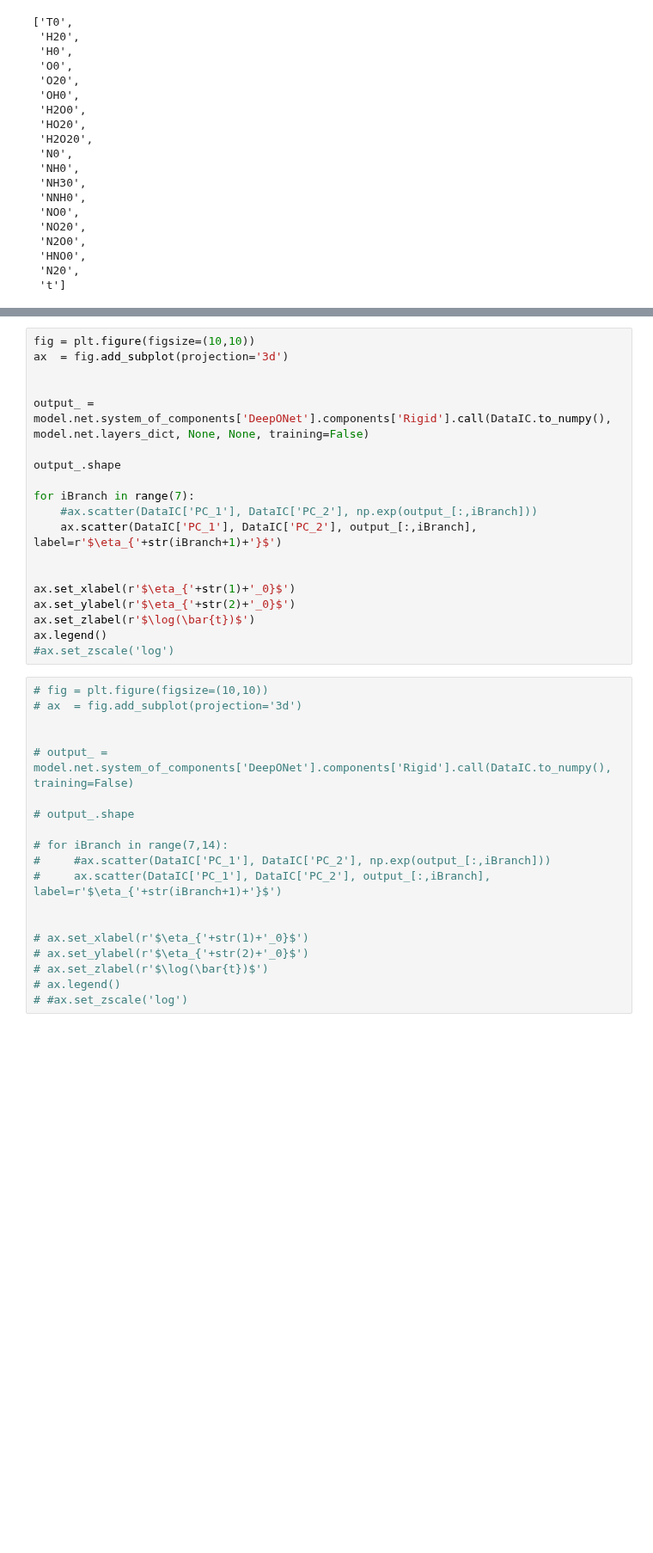
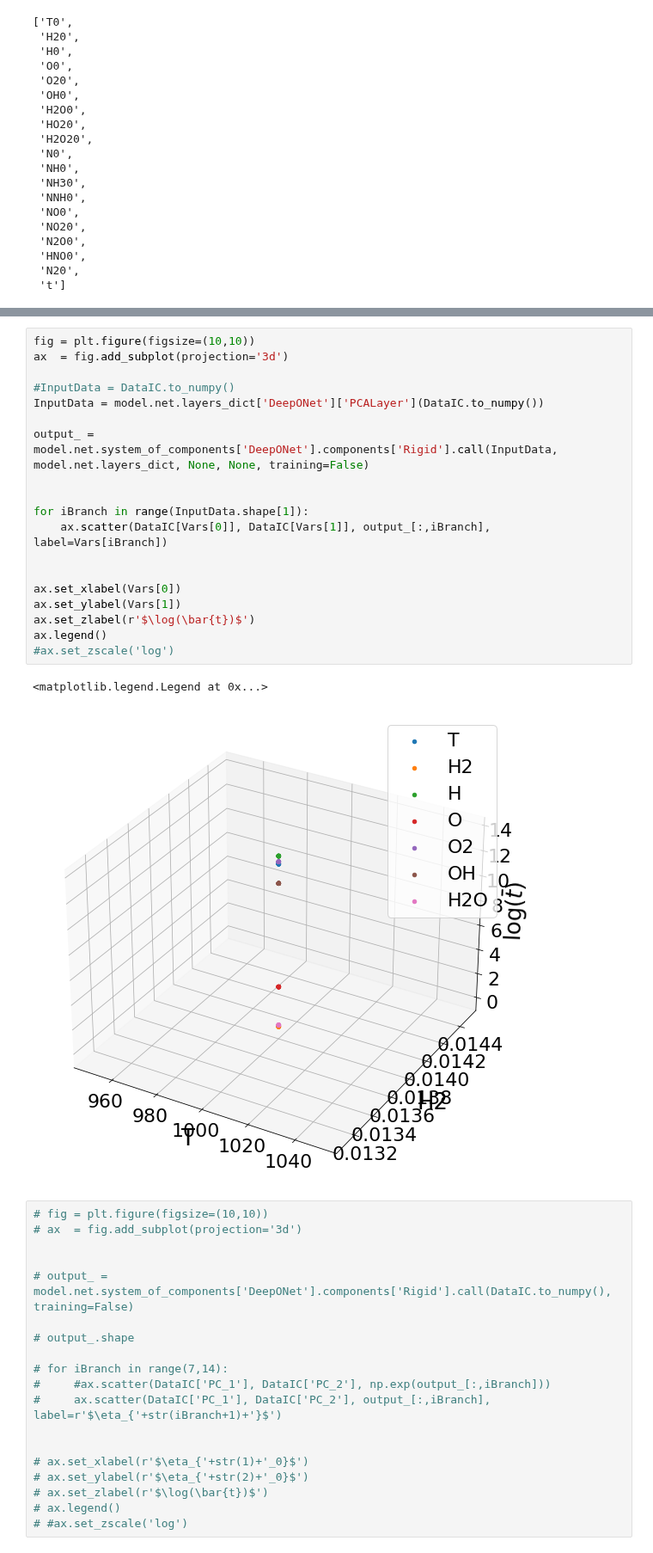
Before and after one commit to simoneventuri/ROMNet_, a Jupyter notebook: scripts/postprocessing/0DReactor/DeepONet/Predict_DeepONet_Species.ipynb, the cells around one changed output, grey strips where cells are left out. Shown at 86% size. Saved outputs shown, nothing was run; the diff lists cells and outputs as text; blank space fills up the shorter version.

```diff
--- a/scripts/postprocessing/0DReactor/DeepONet/Predict_DeepONet_Species.ipynb
+++ b/scripts/postprocessing/0DReactor/DeepONet/Predict_DeepONet_Species.ipynb
@@ -664,22 +404,25 @@ DataIC
 # %%
 fig = plt.figure(figsize=(10,10))
 ax  = fig.add_subplot(projection='3d')
 
+#InputData = DataIC.to_numpy()
+InputData = model.net.layers_dict['DeepONet']['PCALayer'](DataIC.to_numpy())
 
-output_ = model.net.system_of_components['DeepONet'].components['Rigid'].call(DataIC.to_numpy(), model.net.layers_dict, None, None, training=False)
-
-output_.shape
-
-for iBranch in range(7):
-    #ax.scatter(DataIC['PC_1'], DataIC['PC_2'], np.exp(output_[:,iBranch]))
-    ax.scatter(DataIC['PC_1'], DataIC['PC_2'], output_[:,iBranch], label=r'$\eta_{'+str(iBranch+1)+'}$')
+output_ = model.net.system_of_components['DeepONet'].components['Rigid'].call(InputData, model.net.layers_dict, None, None, training=False)
 
 
-ax.set_xlabel(r'$\eta_{'+str(1)+'_0}$')
-ax.set_ylabel(r'$\eta_{'+str(2)+'_0}$')
+for iBranch in range(InputData.shape[1]):
+    ax.scatter(DataIC[Vars[0]], DataIC[Vars[1]], output_[:,iBranch], label=Vars[iBranch])
+
+
+ax.set_xlabel(Vars[0])
+ax.set_ylabel(Vars[1])
 ax.set_zlabel(r'$\log(\bar{t})$')
 ax.legend()
 #ax.set_zscale('log')
+# %% [output]
+<matplotlib.legend.Legend at 0x...>
+[figure, added]
 # %%
 # fig = plt.figure(figsize=(10,10))
 # ax  = fig.add_subplot(projection='3d')
```
Also changed, not shown: parts of 20 cells of this notebook, 14 other files.
